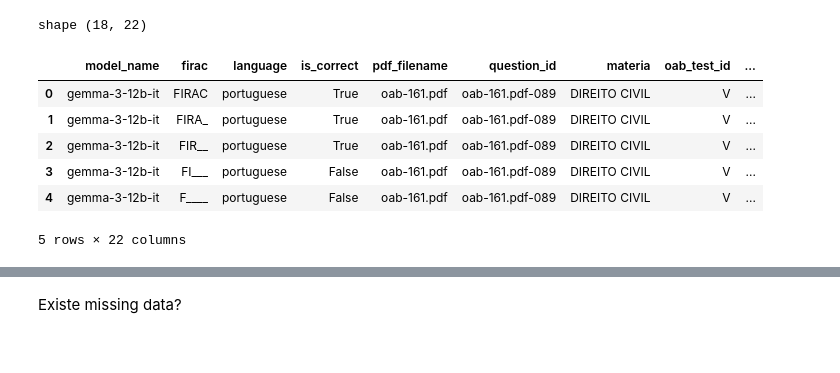
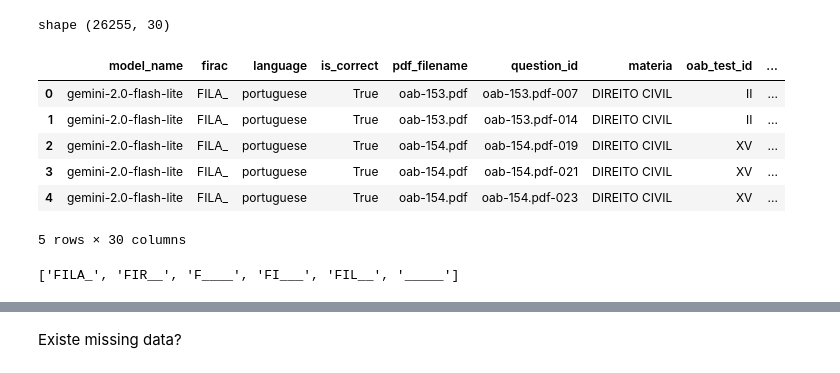
Before and after one commit to pcalais/law-cognitive-structure, a Jupyter notebook: notebooks/evaluate-models.ipynb, the cells around one changed output, grey strips where cells are left out. Saved outputs shown, nothing was run; the diff lists cells and outputs as text; code cells hidden in the pictures.

```diff
--- a/notebooks/evaluate-models.ipynb
+++ b/notebooks/evaluate-models.ipynb
@@ -1,20 +1,24 @@
 # %%
 from read_model_runs import read_model_runs
 
-question_long_df, model_wide_df, question_wide_df, firac_order = read_model_runs('../data/processed/model-runs')
+question_long_df, model_wide_df, question_wide_df, firac_order, model_order = read_model_runs('../data/processed/model-runs')
 
 # Filtrar apenas as linhas em português
 question_long_df = question_long_df[question_long_df["language"] == "portuguese"].copy()
 
 print('shape', question_long_df.shape)
 
 question_long_df.head()
 # %% [output]
-shape (18, 22)
+shape (26255, 30)
 |  | model_name | firac | language | is_correct | pdf_filename | question_id | materia | oab_test_id | ... |
-| 0 | gemma-3-12b-it | FIRAC | portuguese | True | oab-161.pdf | oab-161.pdf-089 | DIREITO CIVIL | V | ... |
-| 1 | gemma-3-12b-it | FIRA_ | portuguese | True | oab-161.pdf | oab-161.pdf-089 | DIREITO CIVIL | V | ... |
-| 2 | gemma-3-12b-it | FIR__ | portuguese | True | oab-161.pdf | oab-161.pdf-089 | DIREITO CIVIL | V | ... |
-| 3 | gemma-3-12b-it | FI___ | portuguese | False | oab-161.pdf | oab-161.pdf-089 | DIREITO CIVIL | V | ... |
-| 4 | gemma-3-12b-it | F____ | portuguese | False | oab-161.pdf | oab-161.pdf-089 | DIREITO CIVIL | V | ... |
+| 0 | gemini-2.0-flash-lite | FILA_ | portuguese | True | oab-153.pdf | oab-153.pdf-007 | DIREITO CIVIL | II | ... |
+| 1 | gemini-2.0-flash-lite | FILA_ | portuguese | True | oab-153.pdf | oab-153.pdf-014 | DIREITO CIVIL | II | ... |
+| 2 | gemini-2.0-flash-lite | FILA_ | portuguese | True | oab-154.pdf | oab-154.pdf-019 | DIREITO CIVIL | XV | ... |
+| 3 | gemini-2.0-flash-lite | FILA_ | portuguese | True | oab-154.pdf | oab-154.pdf-021 | DIREITO CIVIL | XV | ... |
+| 4 | gemini-2.0-flash-lite | FILA_ | portuguese | True | oab-154.pdf | oab-154.pdf-023 | DIREITO CIVIL | XV | ... |
-5 rows × 22 columns
+5 rows × 30 columns
+# %%
+firac_order
+# %% [output]
+['FILA_', 'FIR__', 'F____', 'FI___', 'FIL__', '_____']
```
Also changed, not shown: parts of 23 cells of this notebook, 2 other files.
